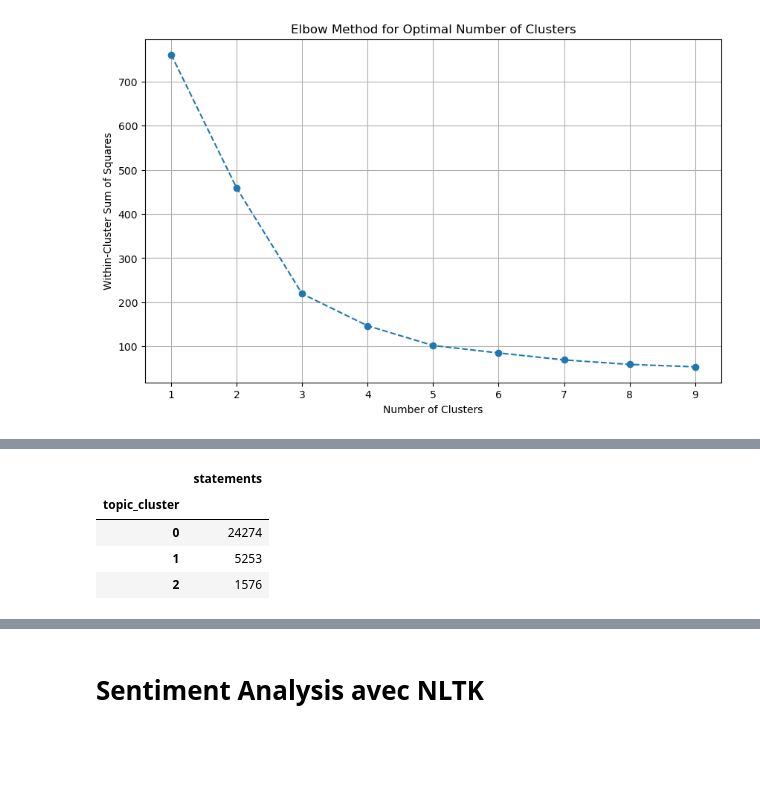
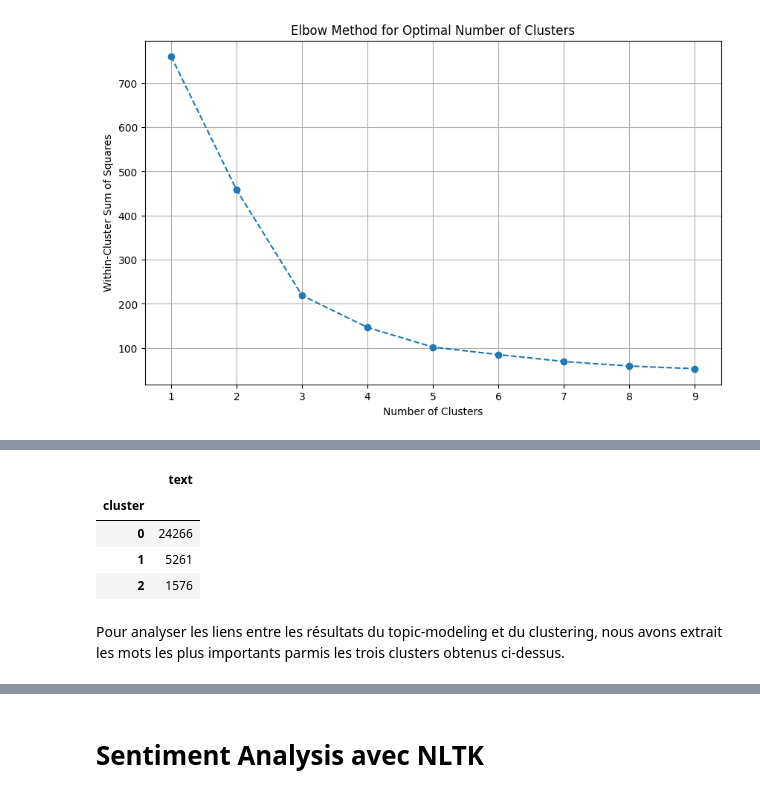
Before and after one commit to nastoo/datascience, a Jupyter notebook: TP_V2.ipynb, the cells around one changed output, grey strips where cells are left out. Saved outputs shown, nothing was run; the diff lists cells and outputs as text; code cells hidden in the pictures; blank space fills up the shorter version.

```diff
--- a/TP_V2.ipynb
+++ b/TP_V2.ipynb
@@ -670,12 +681,14 @@ plt.show()
 # %%
 # Vérification de la répartition par cluster
 X_train = df['text']
 y_km = kmeans.fit_predict(reduced_tfidf)
-df_km = pd.DataFrame({'statements' :X_train, 'topic_cluster' :y_km })
-df_km.groupby('topic_cluster').count()
+df['cluster'] = y_km
+df[['text','cluster']].groupby('cluster').count()
 # %% [output]
-|  | statements |
-| topic_cluster |  |
-| 0 | 24274 |
-| 1 | 5253 |
+|  | text |
+| cluster |  |
+| 0 | 24266 |
+| 1 | 5261 |
 | 2 | 1576 |
+# %% [markdown]
+Pour analyser les liens entre les résultats du topic-modeling et du clustering, nous avons extrait les mots les plus importants parmis les trois clusters obtenus ci-dessus.
```
Also changed, not shown: parts of 9 cells of this notebook.
